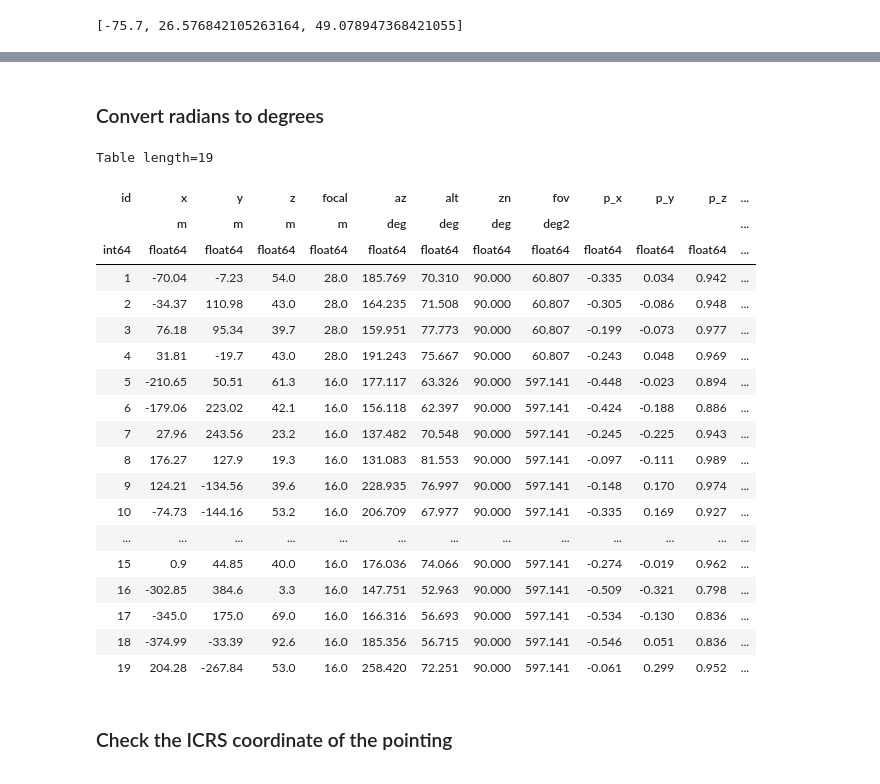
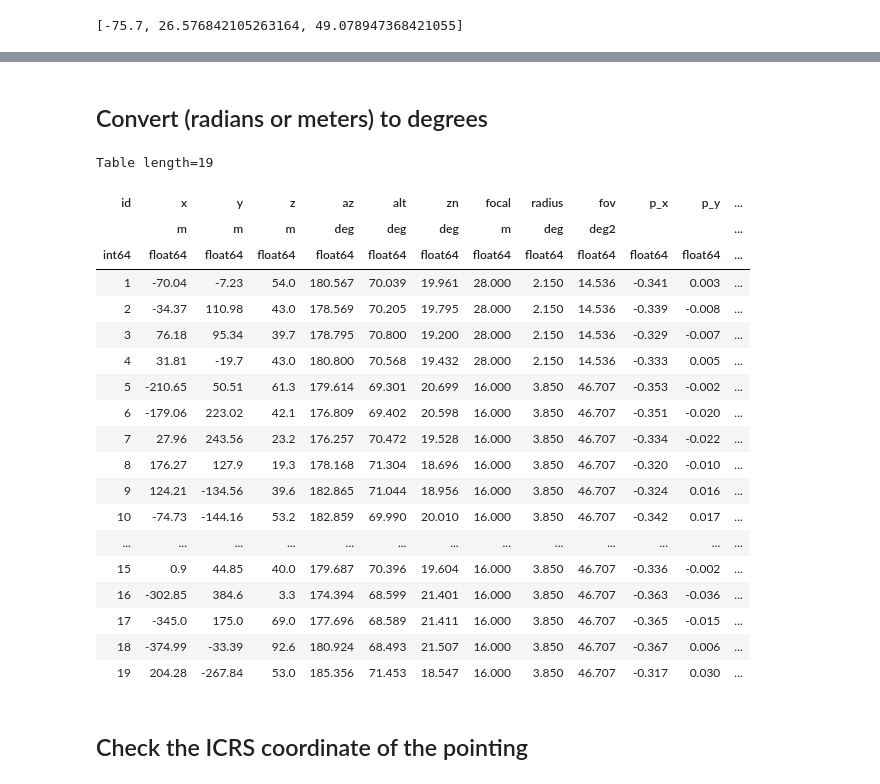
Before and after one commit to HESOFTS/Divergent-Pointing, a Jupyter notebook: Tutorial.ipynb, the cells around one changed output, grey strips where cells are left out. Cells and saved outputs as stored; diff of their text form; code cells hidden in the pictures.

```diff
--- a/Tutorial.ipynb
+++ b/Tutorial.ipynb
@@ -54,30 +55,30 @@ utils.calc_mean(array.table, ["p_x", "p_y", "p_z"])
 # %% [markdown]
-### Convert radians to degrees
+## Convert (radians or meters) to degrees
 # %%
-array.convert_unit(deg=True)
+array.convert_unit(toDeg=True)
 # %% [output]
 Table length=19
-| id | x | y | z | focal | az | alt | zn | fov | p_x | p_y | p_z | ... |
-|  | m | m | m | m | deg | deg | deg | deg2 |  |  |  | ... |
+| id | x | y | z | az | alt | zn | focal | radius | fov | p_x | p_y | ... |
+|  | m | m | m | deg | deg | deg | m | deg | deg2 |  |  | ... |
 | int64 | float64 | float64 | float64 | float64 | float64 | float64 | float64 | float64 | float64 | float64 | float64 | ... |
-| 1 | -70.04 | -7.23 | 54.0 | 28.0 | 185.769 | 70.310 | 90.000 | 60.807 | -0.335 | 0.034 | 0.942 | ... |
-| 2 | -34.37 | 110.98 | 43.0 | 28.0 | 164.235 | 71.508 | 90.000 | 60.807 | -0.305 | -0.086 | 0.948 | ... |
-| 3 | 76.18 | 95.34 | 39.7 | 28.0 | 159.951 | 77.773 | 90.000 | 60.807 | -0.199 | -0.073 | 0.977 | ... |
-| 4 | 31.81 | -19.7 | 43.0 | 28.0 | 191.243 | 75.667 | 90.000 | 60.807 | -0.243 | 0.048 | 0.969 | ... |
-| 5 | -210.65 | 50.51 | 61.3 | 16.0 | 177.117 | 63.326 | 90.000 | 597.141 | -0.448 | -0.023 | 0.894 | ... |
-| 6 | -179.06 | 223.02 | 42.1 | 16.0 | 156.118 | 62.397 | 90.000 | 597.141 | -0.424 | -0.188 | 0.886 | ... |
-| 7 | 27.96 | 243.56 | 23.2 | 16.0 | 137.482 | 70.548 | 90.000 | 597.141 | -0.245 | -0.225 | 0.943 | ... |
-| 8 | 176.27 | 127.9 | 19.3 | 16.0 | 131.083 | 81.553 | 90.000 | 597.141 | -0.097 | -0.111 | 0.989 | ... |
-| 9 | 124.21 | -134.56 | 39.6 | 16.0 | 228.935 | 76.997 | 90.000 | 597.141 | -0.148 | 0.170 | 0.974 | ... |
-| 10 | -74.73 | -144.16 | 53.2 | 16.0 | 206.709 | 67.977 | 90.000 | 597.141 | -0.335 | 0.169 | 0.927 | ... |
+| 1 | -70.04 | -7.23 | 54.0 | 180.567 | 70.039 | 19.961 | 28.000 | 2.150 | 14.536 | -0.341 | 0.003 | ... |
+| 2 | -34.37 | 110.98 | 43.0 | 178.569 | 70.205 | 19.795 | 28.000 | 2.150 | 14.536 | -0.339 | -0.008 | ... |
+| 3 | 76.18 | 95.34 | 39.7 | 178.795 | 70.800 | 19.200 | 28.000 | 2.150 | 14.536 | -0.329 | -0.007 | ... |
+| 4 | 31.81 | -19.7 | 43.0 | 180.800 | 70.568 | 19.432 | 28.000 | 2.150 | 14.536 | -0.333 | 0.005 | ... |
+| 5 | -210.65 | 50.51 | 61.3 | 179.614 | 69.301 | 20.699 | 16.000 | 3.850 | 46.707 | -0.353 | -0.002 | ... |
+| 6 | -179.06 | 223.02 | 42.1 | 176.809 | 69.402 | 20.598 | 16.000 | 3.850 | 46.707 | -0.351 | -0.020 | ... |
+| 7 | 27.96 | 243.56 | 23.2 | 176.257 | 70.472 | 19.528 | 16.000 | 3.850 | 46.707 | -0.334 | -0.022 | ... |
+| 8 | 176.27 | 127.9 | 19.3 | 178.168 | 71.304 | 18.696 | 16.000 | 3.850 | 46.707 | -0.320 | -0.010 | ... |
+| 9 | 124.21 | -134.56 | 39.6 | 182.865 | 71.044 | 18.956 | 16.000 | 3.850 | 46.707 | -0.324 | 0.016 | ... |
+| 10 | -74.73 | -144.16 | 53.2 | 182.859 | 69.990 | 20.010 | 16.000 | 3.850 | 46.707 | -0.342 | 0.017 | ... |
 | ... | ... | ... | ... | ... | ... | ... | ... | ... | ... | ... | ... | ... |
-| 15 | 0.9 | 44.85 | 40.0 | 16.0 | 176.036 | 74.066 | 90.000 | 597.141 | -0.274 | -0.019 | 0.962 | ... |
-| 16 | -302.85 | 384.6 | 3.3 | 16.0 | 147.751 | 52.963 | 90.000 | 597.141 | -0.509 | -0.321 | 0.798 | ... |
-| 17 | -345.0 | 175.0 | 69.0 | 16.0 | 166.316 | 56.693 | 90.000 | 597.141 | -0.534 | -0.130 | 0.836 | ... |
-| 18 | -374.99 | -33.39 | 92.6 | 16.0 | 185.356 | 56.715 | 90.000 | 597.141 | -0.546 | 0.051 | 0.836 | ... |
-| 19 | 204.28 | -267.84 | 53.0 | 16.0 | 258.420 | 72.251 | 90.000 | 597.141 | -0.061 | 0.299 | 0.952 | ... |
+| 15 | 0.9 | 44.85 | 40.0 | 179.687 | 70.396 | 19.604 | 16.000 | 3.850 | 46.707 | -0.336 | -0.002 | ... |
+| 16 | -302.85 | 384.6 | 3.3 | 174.394 | 68.599 | 21.401 | 16.000 | 3.850 | 46.707 | -0.363 | -0.036 | ... |
+| 17 | -345.0 | 175.0 | 69.0 | 177.696 | 68.589 | 21.411 | 16.000 | 3.850 | 46.707 | -0.365 | -0.015 | ... |
+| 18 | -374.99 | -33.39 | 92.6 | 180.924 | 68.493 | 21.507 | 16.000 | 3.850 | 46.707 | -0.367 | 0.006 | ... |
+| 19 | 204.28 | -267.84 | 53.0 | 185.356 | 71.453 | 18.547 | 16.000 | 3.850 | 46.707 | -0.317 | 0.030 | ... |
 # %% [markdown]
-### Check the ICRS coordinate of the pointing
+## Check the ICRS coordinate of the pointing
 # %%
 array.frame.info
 array.pointing_coord(icrs=True)
```
Also changed, not shown: parts of 29 cells of this notebook, 10 other files.
